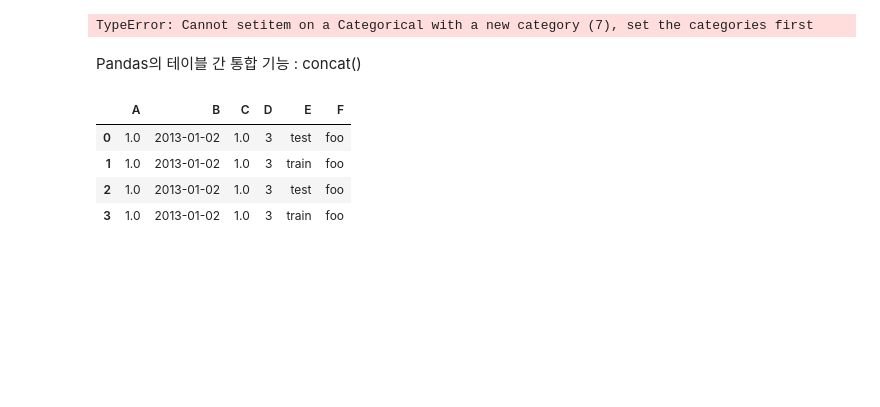
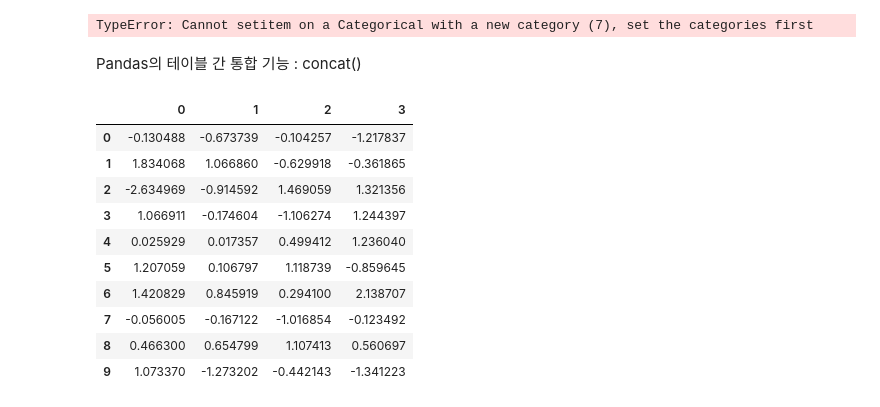
Before and after one commit to lsiwh37249/Jupyter_Notebook, a Jupyter notebook: homework/Untitled.ipynb, the cells around one changed output. Cells and saved outputs as stored; diff of their text form; code cells hidden in the pictures; blank space fills up the shorter version.

```diff
--- a/homework/Untitled.ipynb
+++ b/homework/Untitled.ipynb
@@ -157,11 +157,17 @@ Pandas의 테이블 간 통합 기능 : concat()
 # %%
 df = pd.DataFrame(np.random.randn(10,4))
 # %%
-pieces = [df[:3], df[3:5], df[7:]]
+pieces = [df[:3], df[3:7], df[7:]]
 pd.concat(pieces)
 # %% [output]
-|  | A | B | C | D | E | F |
-| 0 | 1.0 | 2013-01-02 | 1.0 | 3 | test | foo |
-| 1 | 1.0 | 2013-01-02 | 1.0 | 3 | train | foo |
-| 2 | 1.0 | 2013-01-02 | 1.0 | 3 | test | foo |
-| 3 | 1.0 | 2013-01-02 | 1.0 | 3 | train | foo |
+|  | 0 | 1 | 2 | 3 |
+| 0 | -0.130488 | -0.673739 | -0.104257 | -1.217837 |
+| 1 | 1.834068 | 1.066860 | -0.629918 | -0.361865 |
+| 2 | -2.634969 | -0.914592 | 1.469059 | 1.321356 |
+| 3 | 1.066911 | -0.174604 | -1.106274 | 1.244397 |
+| 4 | 0.025929 | 0.017357 | 0.499412 | 1.236040 |
+| 5 | 1.207059 | 0.106797 | 1.118739 | -0.859645 |
+| 6 | 1.420829 | 0.845919 | 0.294100 | 2.138707 |
+| 7 | -0.056005 | -0.167122 | -1.016854 | -0.123492 |
+| 8 | 0.466300 | 0.654799 | 1.107413 | 0.560697 |
+| 9 | 1.073370 | -1.273202 | -0.442143 | -1.341223 |
```
Also changed, not shown: 4 other files.
